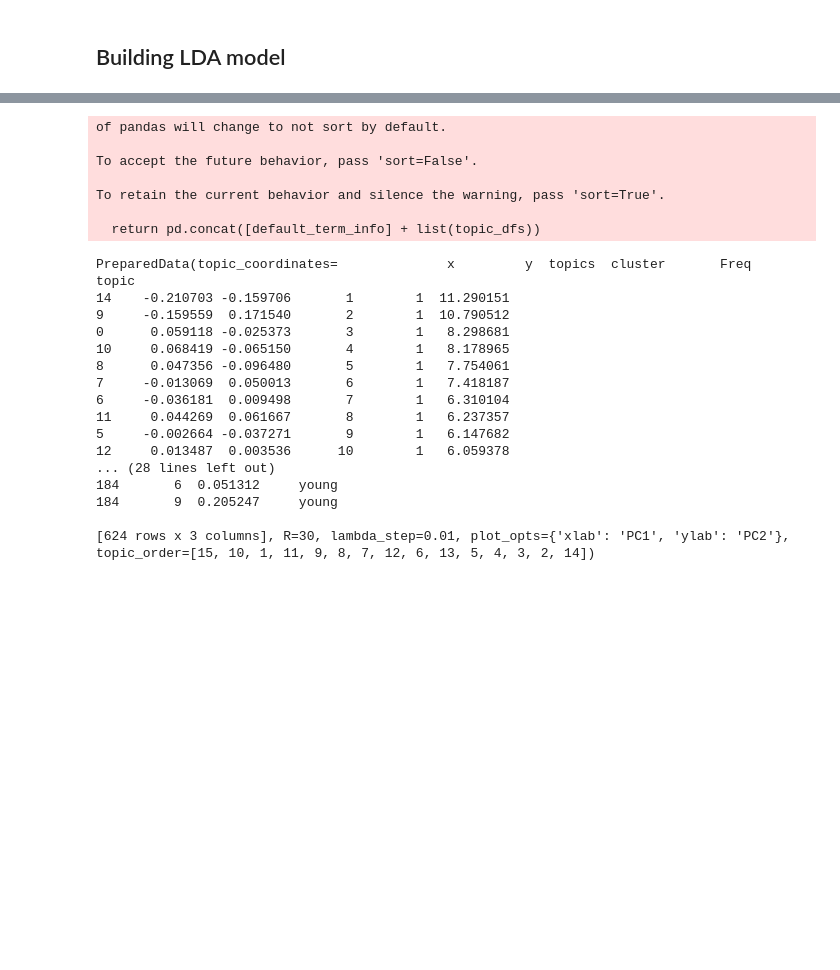
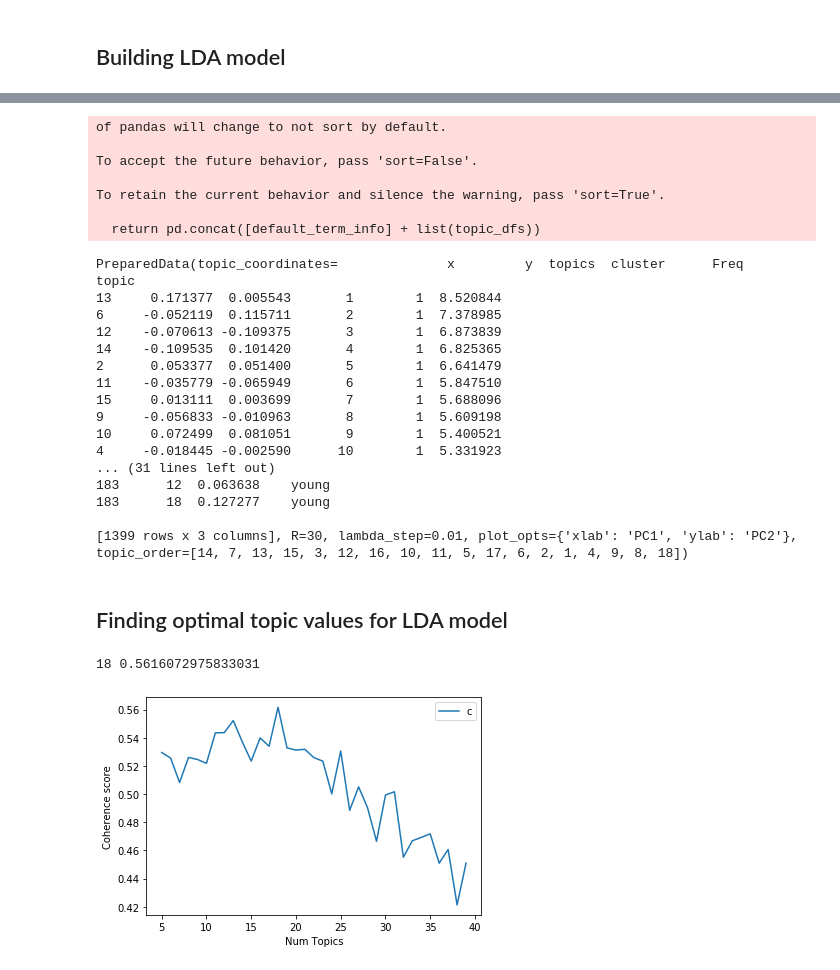
Before and after one commit to DatDaiGia/LDA_Recommendations, a Jupyter notebook: Word2Vec_Recommendations.ipynb, the cells around one changed output, grey strips where cells are left out. Saved outputs shown, nothing was run; the diff lists cells and outputs as text; code cells hidden in the pictures; blank space fills up the shorter version.

Commit message:
Feat: Finding an optimal number of topic modeling

```diff
--- a/Word2Vec_Recommendations.ipynb
+++ b/Word2Vec_Recommendations.ipynb
@@ -132,5 +132,5 @@ data_words
 # %% [markdown]
 ## Create bigram and trigram models
 # %%
-bigram = gensim.models.Phrases(data_words, min_count=5, threshold=100)
+bigram = gensim.models.Phrases(data_words, min_count=2, threshold=10)
 # %%
@@ -213 +223,3 @@ lda_model = gensim.models.LdaModel(corpus=corpus,
+# %%
+lda_model = gensim.models.LdaModel.load('best_ldamodel')
 # %%
@@ -255,20 +269,66 @@ To accept the future behavior, pass 'sort=False'.
 To retain the current behavior and silence the warning, pass 'sort=True'.
 
   return pd.concat([default_term_info] + list(topic_dfs))
-PreparedData(topic_coordinates=              x         y  topics  cluster       Freq
+PreparedData(topic_coordinates=              x         y  topics  cluster      Freq
 topic
-14    -0.210703 -0.159706       1        1  11.290151
-9     -0.159559  0.171540       2        1  10.790512
-0      0.059118 -0.025373       3        1   8.298681
-10     0.068419 -0.065150       4        1   8.178965
-8      0.047356 -0.096480       5        1   7.754061
-7     -0.013069  0.050013       6        1   7.418187
-6     -0.036181  0.009498       7        1   6.310104
-11     0.044269  0.061667       8        1   6.237357
-5     -0.002664 -0.037271       9        1   6.147682
-12     0.013487  0.003536      10        1   6.059378
-... (28 lines left out)
-184       6  0.051312     young
-184       9  0.205247     young
+13     0.171377  0.005543       1        1  8.520844
+6     -0.052119  0.115711       2        1  7.378985
+12    -0.070613 -0.109375       3        1  6.873839
+14    -0.109535  0.101420       4        1  6.825365
+2      0.053377  0.051400       5        1  6.641479
+11    -0.035779 -0.065949       6        1  5.847510
+15     0.013111  0.003699       7        1  5.688096
+9     -0.056833 -0.010963       8        1  5.609198
+10     0.072499  0.081051       9        1  5.400521
+4     -0.018445 -0.002590      10        1  5.331923
+... (31 lines left out)
+183      12  0.063638    young
+183      18  0.127277    young
 
-[624 rows x 3 columns], R=30, lambda_step=0.01, plot_opts={'xlab': 'PC1', 'ylab': 'PC2'}, topic_order=[15, 10, 1, 11, 9, 8, 7, 12, 6, 13, 5, 4, 3, 2, 14])
+[1399 rows x 3 columns], R=30, lambda_step=0.01, plot_opts={'xlab': 'PC1', 'ylab': 'PC2'}, topic_order=[14, 7, 13, 15, 3, 12, 16, 10, 11, 5, 17, 6, 2, 1, 4, 9, 8, 18])
+# %% [markdown]
+## Finding optimal topic values for LDA model
+# %%
+def compute_coherence_values(texts=data_lemmatized, id2word=id2word, corpus=corpus, limit_topics=40):
+    list_models = []
+    coherence_values = []
+    max_coherence = 0
+    max_topic_coherence = 5
+
+    for i in range(5, limit_topics):
+        lda_model = gensim.models.LdaModel(corpus=corpus,
+                                           id2word=id2word,
+                                           num_topics=i,
+                                           random_state=42,
+                                           update_every=1,
+                                           alpha='auto',
+                                           per_word_topics=True)
+        coherence_model_lda = CoherenceModel(model=lda_model,
+                                             texts=texts,
+                                             dictionary=id2word,
+                                             coherence='c_v')
+        coherence_model_lda_value = coherence_model_lda.get_coherence()
+        if max_coherence < coherence_model_lda_value:
+            max_coherence = coherence_model_lda_value
+            max_topic_coherence = i
+
+        list_models.append(lda_model)
+        coherence_values.append(coherence_model_lda_value)
+
+    return list_models, coherence_values, max_topic_coherence, max_coherence
+# %%
+model_list, coherence_values, max_topic_coherence, max_coherence = compute_coherence_values(id2word=id2word, corpus=corpus, texts=data_lemmatized, limit_topics=40)
+# %%
+print(max_topic_coherence, max_coherence)
+# %% [output]
+18 0.5616072975833031
+# %%
+limit=40; start=5; step=6;
+x = range(start, limit)
+plt.plot(x, coherence_values)
+plt.xlabel("Num Topics")
+plt.ylabel("Coherence score")
+plt.legend(("coherence_values"), loc='best')
+plt.show()
+# %% [output]
+[figure, added]
```
Also changed, not shown: parts of 14 cells of this notebook, 4 other files.
